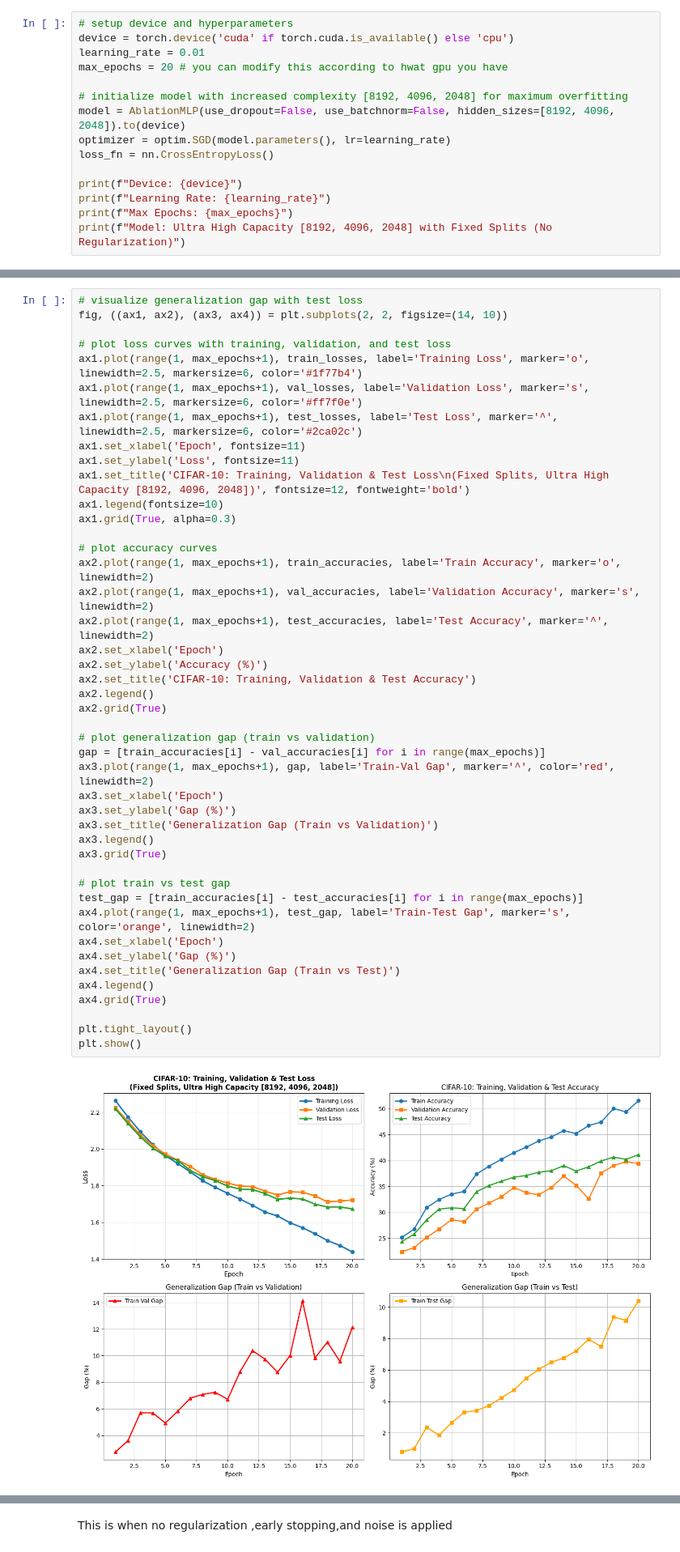
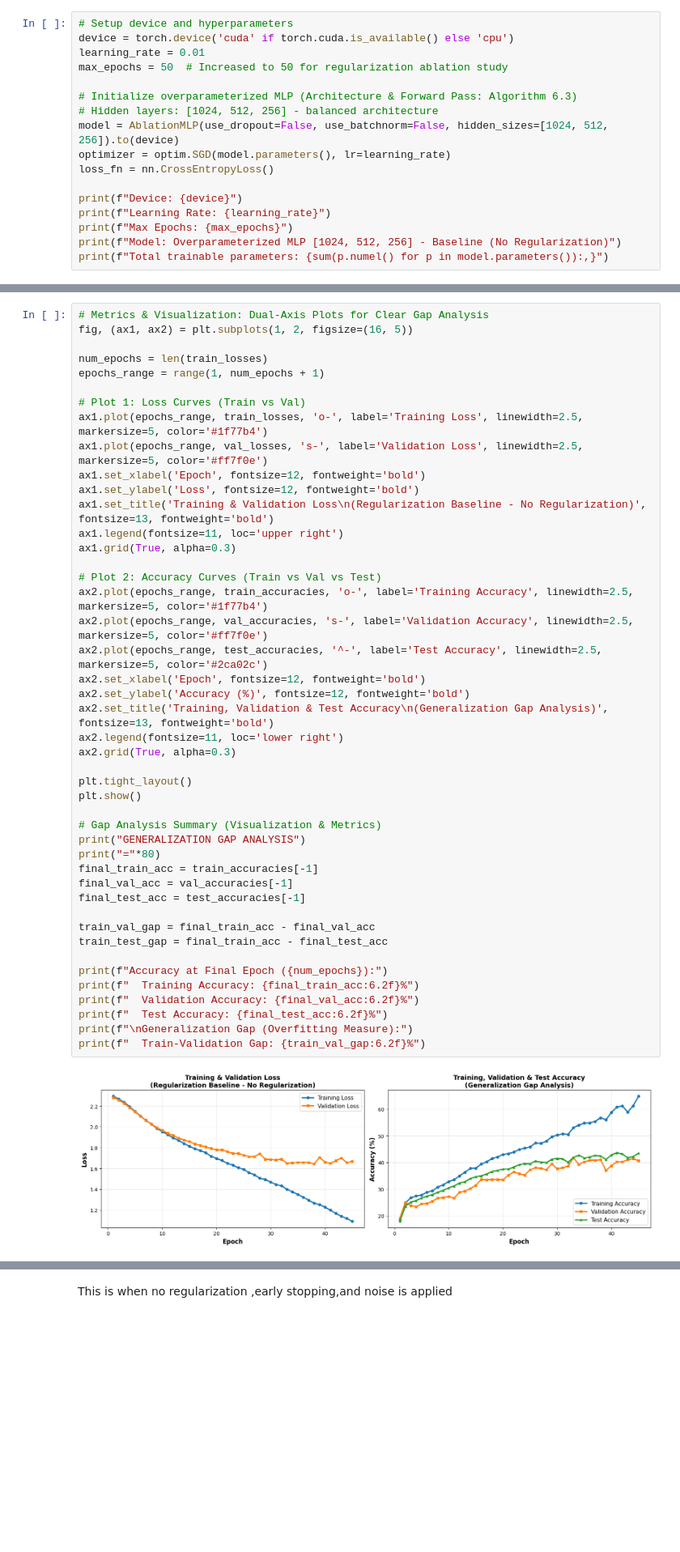
Before and after one commit to omar-diab/DL-Project-One, a Jupyter notebook: CIFAR10_Baseline_Full.ipynb, the cells around one changed output, grey strips where cells are left out. Shown at 81% size. Drawn from its saved outputs; the diff is of its cells as text; blank space fills up the shorter version.

Commit message:
Blabla
500 images per class 50 epoch

```diff
--- a/CIFAR10_Baseline_Full.ipynb
+++ b/CIFAR10_Baseline_Full.ipynb
@@ -130,18 +143,20 @@ Test set size: 10000 (fixed split)
 # %%
-# setup device and hyperparameters
+# Setup device and hyperparameters
 device = torch.device('cuda' if torch.cuda.is_available() else 'cpu')
 learning_rate = 0.01
-max_epochs = 20 # you can modify this according to hwat gpu you have
+max_epochs = 50  # Increased to 50 for regularization ablation study
 
-# initialize model with increased complexity [8192, 4096, 2048] for maximum overfitting
-model = AblationMLP(use_dropout=False, use_batchnorm=False, hidden_sizes=[8192, 4096, 2048]).to(device)
+# Initialize overparameterized MLP (Architecture & Forward Pass: Algorithm 6.3)
+# Hidden layers: [1024, 512, 256] - balanced architecture
+model = AblationMLP(use_dropout=False, use_batchnorm=False, hidden_sizes=[1024, 512, 256]).to(device)
 optimizer = optim.SGD(model.parameters(), lr=learning_rate)
 loss_fn = nn.CrossEntropyLoss()
 
 print(f"Device: {device}")
 print(f"Learning Rate: {learning_rate}")
 print(f"Max Epochs: {max_epochs}")
-print(f"Model: Ultra High Capacity [8192, 4096, 2048] with Fixed Splits (No Regularization)")
+print(f"Model: Overparameterized MLP [1024, 512, 256] - Baseline (No Regularization)")
+print(f"Total trainable parameters: {sum(p.numel() for p in model.parameters()):,}")
 # %% [output]
 Device: cpu
 Learning Rate: 0.01
@@ -257,46 +312,47 @@ Generalization Gap (Train-Test): 10.40%
 # %%
-# visualize generalization gap with test loss
-fig, ((ax1, ax2), (ax3, ax4)) = plt.subplots(2, 2, figsize=(14, 10))
+# Metrics & Visualization: Dual-Axis Plots for Clear Gap Analysis
+fig, (ax1, ax2) = plt.subplots(1, 2, figsize=(16, 5))
 
-# plot loss curves with training, validation, and test loss
-ax1.plot(range(1, max_epochs+1), train_losses, label='Training Loss', marker='o', linewidth=2.5, markersize=6, color='#1f77b4')
-ax1.plot(range(1, max_epochs+1), val_losses, label='Validation Loss', marker='s', linewidth=2.5, markersize=6, color='#ff7f0e')
-ax1.plot(range(1, max_epochs+1), test_losses, label='Test Loss', marker='^', linewidth=2.5, markersize=6, color='#2ca02c')
-ax1.set_xlabel('Epoch', fontsize=11)
-ax1.set_ylabel('Loss', fontsize=11)
-ax1.set_title('CIFAR-10: Training, Validation & Test Loss\n(Fixed Splits, Ultra High Capacity [8192, 4096, 2048])', fontsize=12, fontweight='bold')
-ax1.legend(fontsize=10)
+num_epochs = len(train_losses)
+epochs_range = range(1, num_epochs + 1)
+
+# Plot 1: Loss Curves (Train vs Val)
+ax1.plot(epochs_range, train_losses, 'o-', label='Training Loss', linewidth=2.5, markersize=5, color='#1f77b4')
+ax1.plot(epochs_range, val_losses, 's-', label='Validation Loss', linewidth=2.5, markersize=5, color='#ff7f0e')
+ax1.set_xlabel('Epoch', fontsize=12, fontweight='bold')
+ax1.set_ylabel('Loss', fontsize=12, fontweight='bold')
+ax1.set_title('Training & Validation Loss\n(Regularization Baseline - No Regularization)', fontsize=13, fontweight='bold')
+ax1.legend(fontsize=11, loc='upper right')
 ax1.grid(True, alpha=0.3)
 
-# plot accuracy curves
-ax2.plot(range(1, max_epochs+1), train_accuracies, label='Train Accuracy', marker='o', linewidth=2)
-ax2.plot(range(1, max_epochs+1), val_accuracies, label='Validation Accuracy', marker='s', linewidth=2)
-ax2.plot(range(1, max_epochs+1), test_accuracies, label='Test Accuracy', marker='^', linewidth=2)
-ax2.set_xlabel('Epoch')
-ax2.set_ylabel('Accuracy (%)')
-ax2.set_title('CIFAR-10: Training, Validation & Test Accuracy')
-ax2.legend()
-ax2.grid(True)
-
-# plot generalization gap (train vs validation)
-gap = [train_accuracies[i] - val_accuracies[i] for i in range(max_epochs)]
-ax3.plot(range(1, max_epochs+1), gap, label='Train-Val Gap', marker='^', color='red', linewidth=2)
-ax3.set_xlabel('Epoch')
-ax3.set_ylabel('Gap (%)')
-ax3.set_title('Generalization Gap (Train vs Validation)')
-ax3.legend()
-ax3.grid(True)
-
-# plot train vs test gap
-test_gap = [train_accuracies[i] - test_accuracies[i] for i in range(max_epochs)]
-ax4.plot(range(1, max_epochs+1), test_gap, label='Train-Test Gap', marker='s', color='orange', linewidth=2)
-ax4.set_xlabel('Epoch')
-ax4.set_ylabel('Gap (%)')
-ax4.set_title('Generalization Gap (Train vs Test)')
-ax4.legend()
-ax4.grid(True)
+# Plot 2: Accuracy Curves (Train vs Val vs Test)
+ax2.plot(epochs_range, train_accuracies, 'o-', label='Training Accuracy', linewidth=2.5, markersize=5, color='#1f77b4')
+ax2.plot(epochs_range, val_accuracies, 's-', label='Validation Accuracy', linewidth=2.5, markersize=5, color='#ff7f0e')
+ax2.plot(epochs_range, test_accuracies, '^-', label='Test Accuracy', linewidth=2.5, markersize=5, color='#2ca02c')
+ax2.set_xlabel('Epoch', fontsize=12, fontweight='bold')
+ax2.set_ylabel('Accuracy (%)', fontsize=12, fontweight='bold')
+ax2.set_title('Training, Validation & Test Accuracy\n(Generalization Gap Analysis)', fontsize=13, fontweight='bold')
+ax2.legend(fontsize=11, loc='lower right')
+ax2.grid(True, alpha=0.3)
 
 plt.tight_layout()
 plt.show()
+
+# Gap Analysis Summary (Visualization & Metrics)
+print("GENERALIZATION GAP ANALYSIS")
+print("="*80)
+final_train_acc = train_accuracies[-1]
+final_val_acc = val_accuracies[-1]
+final_test_acc = test_accuracies[-1]
+
+train_val_gap = final_train_acc - final_val_acc
+train_test_gap = final_train_acc - final_test_acc
+
+print(f"Accuracy at Final Epoch ({num_epochs}):")
+print(f"  Training Accuracy: {final_train_acc:6.2f}%")
+print(f"  Validation Accuracy: {final_val_acc:6.2f}%")
+print(f"  Test Accuracy: {final_test_acc:6.2f}%")
+print(f"\nGeneralization Gap (Overfitting Measure):")
+print(f"  Train-Validation Gap: {train_val_gap:6.2f}%")
 # %% [output]
-[figure, old version]
+[figure, new version]
```
Also changed, not shown: parts of 6 cells of this notebook.
